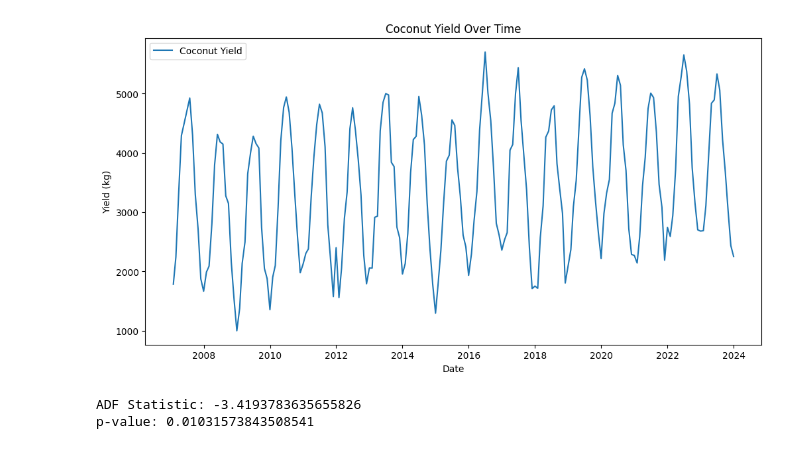
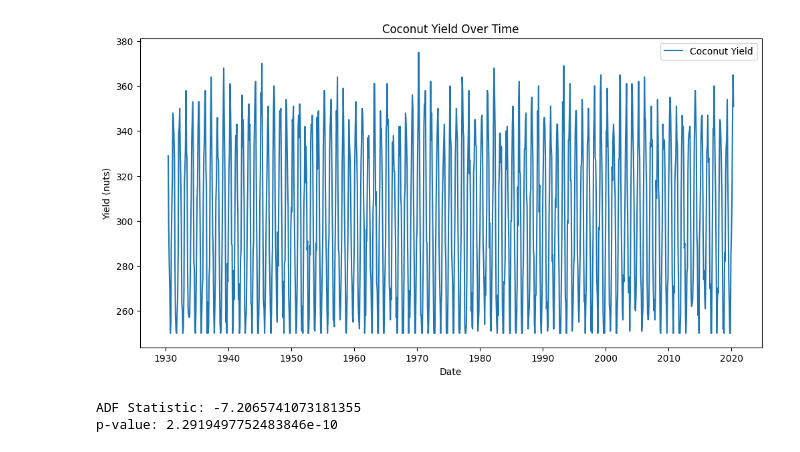
Before and after one commit to thanujaD00/Research_Procjct, a Jupyter notebook: CoconutYieldPrediction/model training.ipynb, the cells around one changed output. Cells and saved outputs as stored; diff of their text form; code cells hidden in the pictures.

```diff
--- a/CoconutYieldPrediction/model training.ipynb
+++ b/CoconutYieldPrediction/model training.ipynb
@@ -7,5 +11,5 @@ from statsmodels.tsa.stattools import adfuller
 from sklearn.metrics import mean_absolute_error, mean_squared_error
 # %%
 # Load the dataset
-df = pd.read_csv('seasonal_coconut_yield_data_2.csv', parse_dates=['Date'], index_col='Date')
+df = pd.read_csv('seasonal_coconut_yield_data_4.csv', parse_dates=['Date'], index_col='Date')
 # %%
@@ -18,14 +34,14 @@ df.head(2)
 # %%
 # Visualize the time series data
 plt.figure(figsize=(12, 6))
-plt.plot(df['Coconut Yield (kg)'], label='Coconut Yield')
+plt.plot(df['Coconut Count'], label='Coconut Yield')
 plt.title('Coconut Yield Over Time')
 plt.xlabel('Date')
-plt.ylabel('Yield (kg)')
+plt.ylabel('Yield (nuts)')
 plt.legend()
 plt.show()
 # %% [output]
-[figure, old version]
+[figure, new version]
 # %%
 # Test for stationarity (ADF test)
 def test_stationarity(timeseries):
@@ -33,7 +49,7 @@ def test_stationarity(timeseries):
     print('ADF Statistic:', result[0])
     print('p-value:', result[1])
 # %%
-test_stationarity(df['Coconut Yield (kg)'])
+test_stationarity(df['Coconut Count'])
 # %% [output]
-ADF Statistic: -3.4193783635655826
-p-value: 0.01031573843508541
+ADF Statistic: -7.2065741073181355
+p-value: 2.2919497752483846e-10
```
Also changed, not shown: parts of 16 cells of this notebook, 18 other files.
